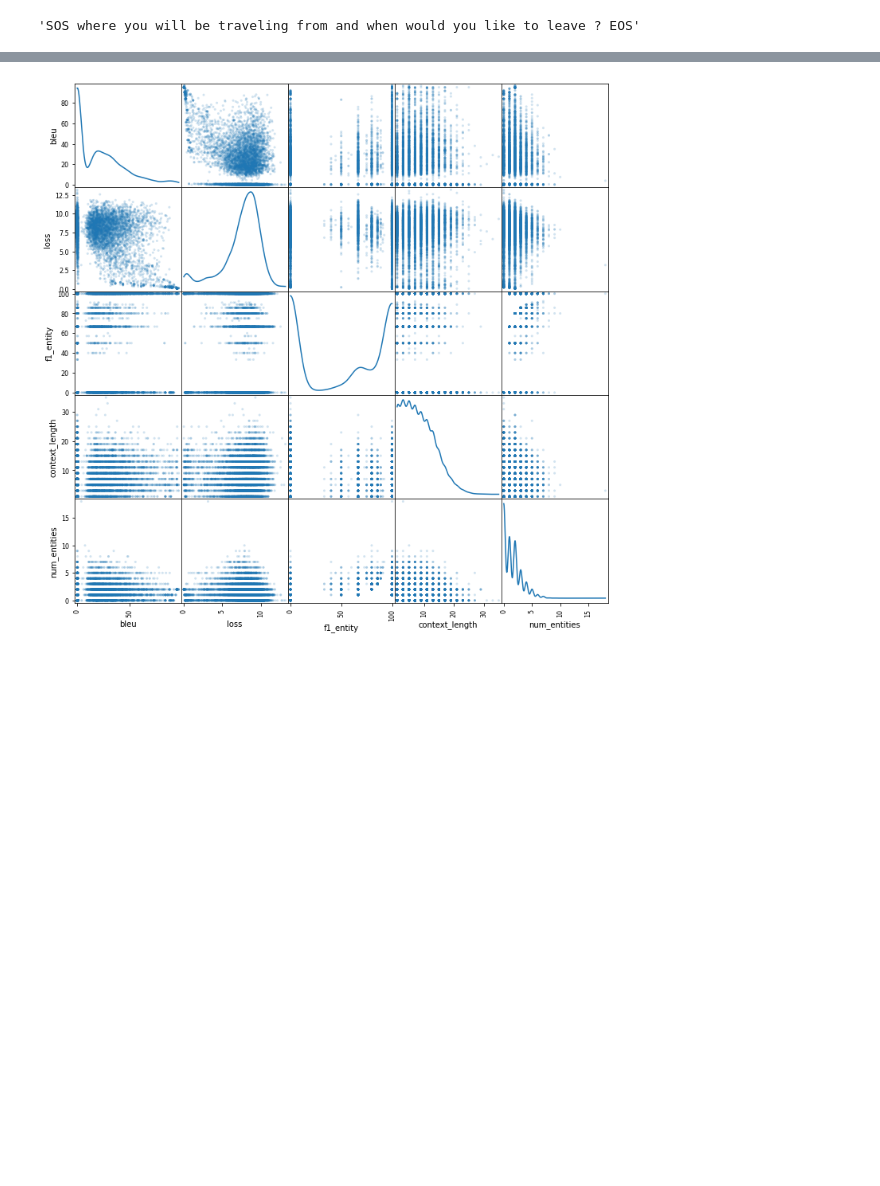
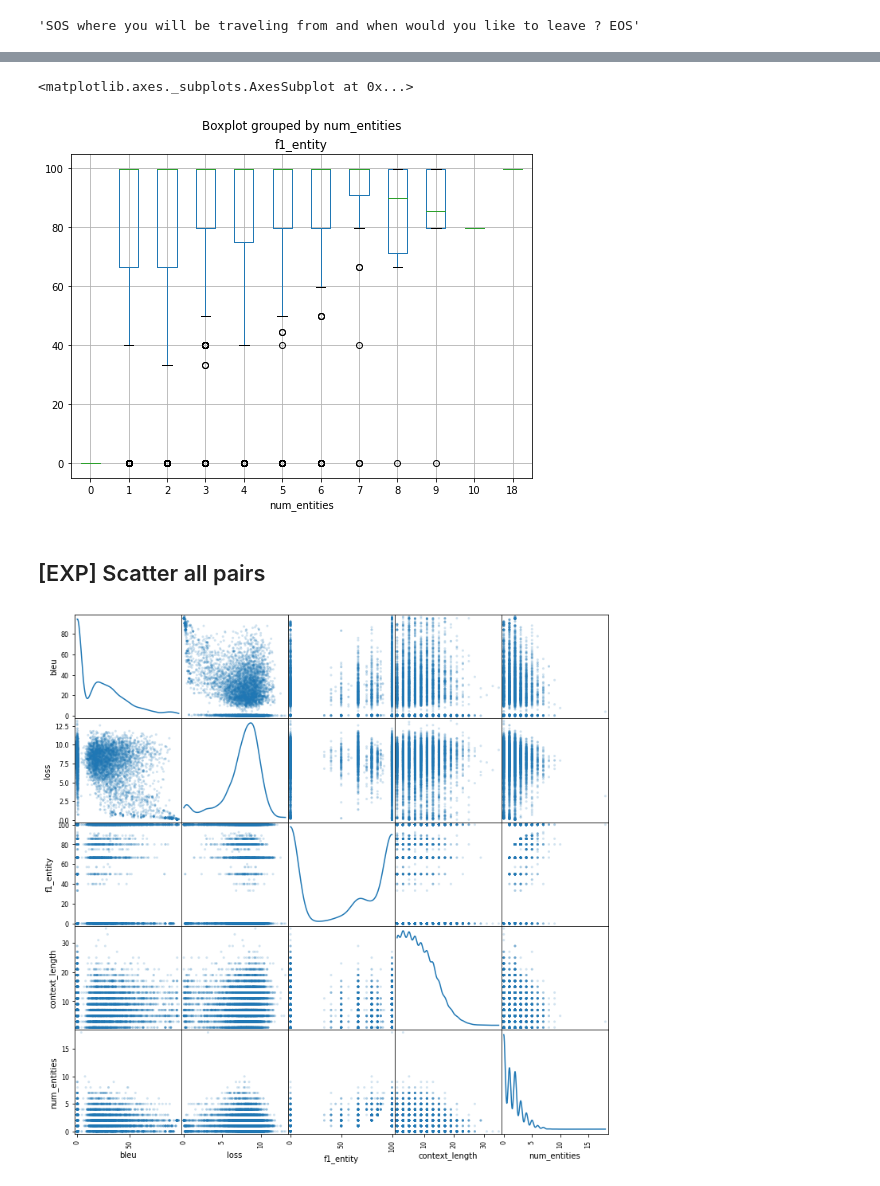
Before and after one commit to bsantraigi/Hierarchical-Transformer-Dialog, a Jupyter notebook: error_reader.ipynb, the cells around one changed output, grey strips where cells are left out. Saved outputs shown, nothing was run; the diff lists cells and outputs as text; code cells hidden in the pictures; blank space fills up the shorter version.

```diff
--- a/error_reader.ipynb
+++ b/error_reader.ipynb
@@ -81 +93,8 @@ df['num_entities'] = df.apply(lambda r: len(r['entities']), 1)
+# %%
+df.boxplot(column='f1_entity', by='num_entities', figsize=(8,6))
+# %% [output]
+<matplotlib.axes._subplots.AxesSubplot at 0x...>
+[figure, added]
+# %% [markdown]
+## [EXP] Scatter all pairs
 # %%
```
Also changed, not shown: parts of 34 cells of this notebook.
